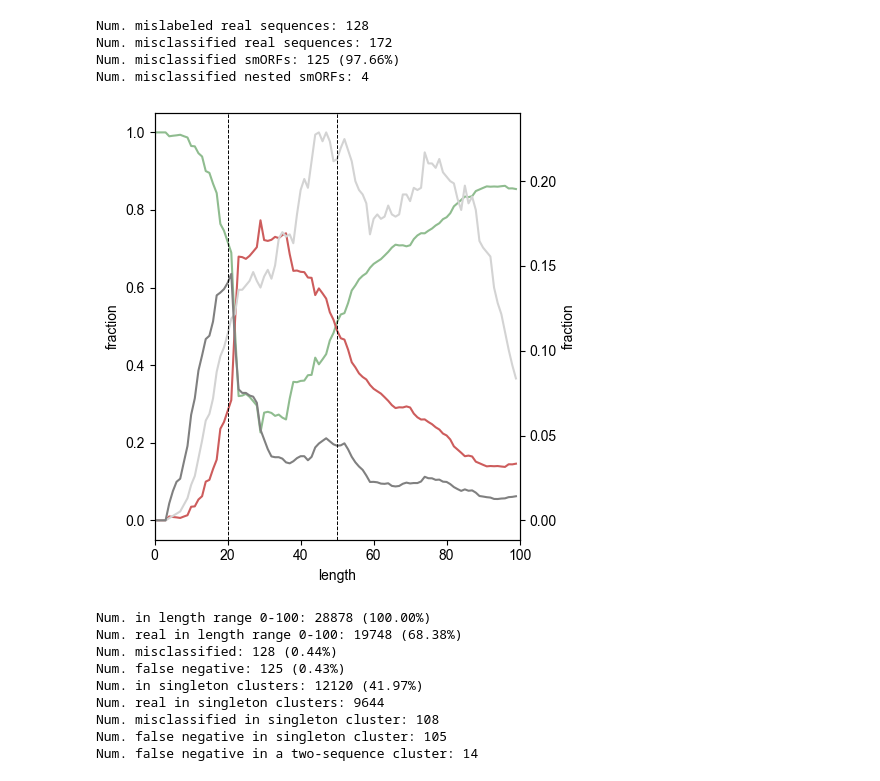
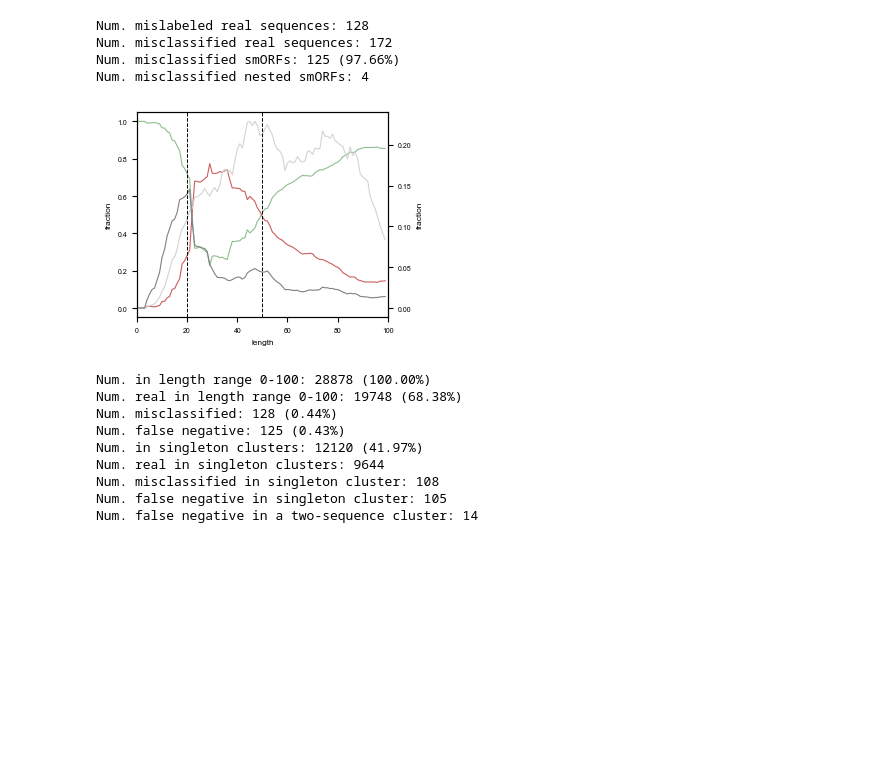
Before and after one commit to pipparichter/frugal, a Jupyter notebook: notebooks/results-1-4.ipynb, the cells around one changed output. Drawn from its saved outputs; the diff is of its cells as text; code cells hidden in the pictures; blank space fills up the shorter version.

```diff
--- a/notebooks/results-1-4.ipynb
+++ b/notebooks/results-1-4.ipynb
@@ -46,9 +49,9 @@ Num. misclassified nested smORFs: 4
 # has a peak around __ amino acids; length bias would show that sequences closest in length to this peak are more likely to be
 # classified as spurious.
 
-def figure(results_df:pd.DataFrame):
+def figure_1(results_df:pd.DataFrame, path:str='../figures/results-1.4_figure-1.pdf'):
 
-    fig, ax = plt.subplots(figsize=(5, 5))
+    fig, ax = get_figure()
 
     figure_df = results_df[results_df.length < 100].copy()
     figure_df['label'] = figure_df.label.map({1:'real', 0:'spurious'})
@@ -59,37 +62,36 @@ def figure(results_df:pd.DataFrame):
     ax_df = pd.DataFrame(index=pd.Series(np.arange(100), name='length'))
     palette = {'real':'darkseagreen', 'spurious':'indianred'}
 
     totals = np.array([((figure_df.length < (length + delta)) & (figure_df.length > (length - delta))).sum() for length in ax_df.index])
     for label, df in figure_df.groupby('label'):
         counts = np.array([((df.length < (length + delta)) & (df.length > (length - delta))).sum(axis=None) for length in ax_df.index])
         ax_df[f'fraction'] = counts / totals
         sns.lineplot(data=ax_df, x='length', y='fraction', color=palette[label], ax=ax)
 
     ax = ax.twinx()
 
     counts = np.array([((figure_df.length < (length + delta)) & (figure_df.length > (length - delta)) & figure_df.misclassified).sum(axis=None) for length in ax_df.index])
     totals = np.array([((figure_df.length < (length + delta)) & (figure_df.length > (length - delta))).sum(axis=None) for length in ax_df.index])
     ax_df[f'fraction'] = counts / figure_df.misclassified.sum()
     sns.lineplot(data=ax_df, x='length', y='fraction', ax=ax, color='lightgray')
 
     ax_df[f'fraction'] = counts / totals
     sns.lineplot(data=ax_df, x='length', y='fraction', ax=ax, color='gray')
 
     ax.set_xlim(xmin=0, xmax=100)
     ax.axvline(50, ls='--', lw=0.7, color='black')
     ax.axvline(20, ls='--', lw=0.7, color='black')
 
     # text = ''
     # text += get_text('real < 25', ((figure_df.label == 'real') & (figure_df.length < 25)).sum(), len(figure_df))
     # text += get_text('spurious < 25', ((figure_df.label == 'spurious') & (figure_df.length < 25)).sum(), len(figure_df))
     # ax_b.text(0.55, 0.8, text, transform=ax_b.transAxes)
 
-    plt.tight_layout()
-    plt.show()
+    save_figure(fig, path)
 
-figure(results_df)
+figure_1(results_df)
 # %% [output]
-[figure, old version]
+[figure, new version]
 # %%
 min_length, max_length = 0, 100
 
```
Also changed, not shown: parts of 1 cell of this notebook, 25 other files.
